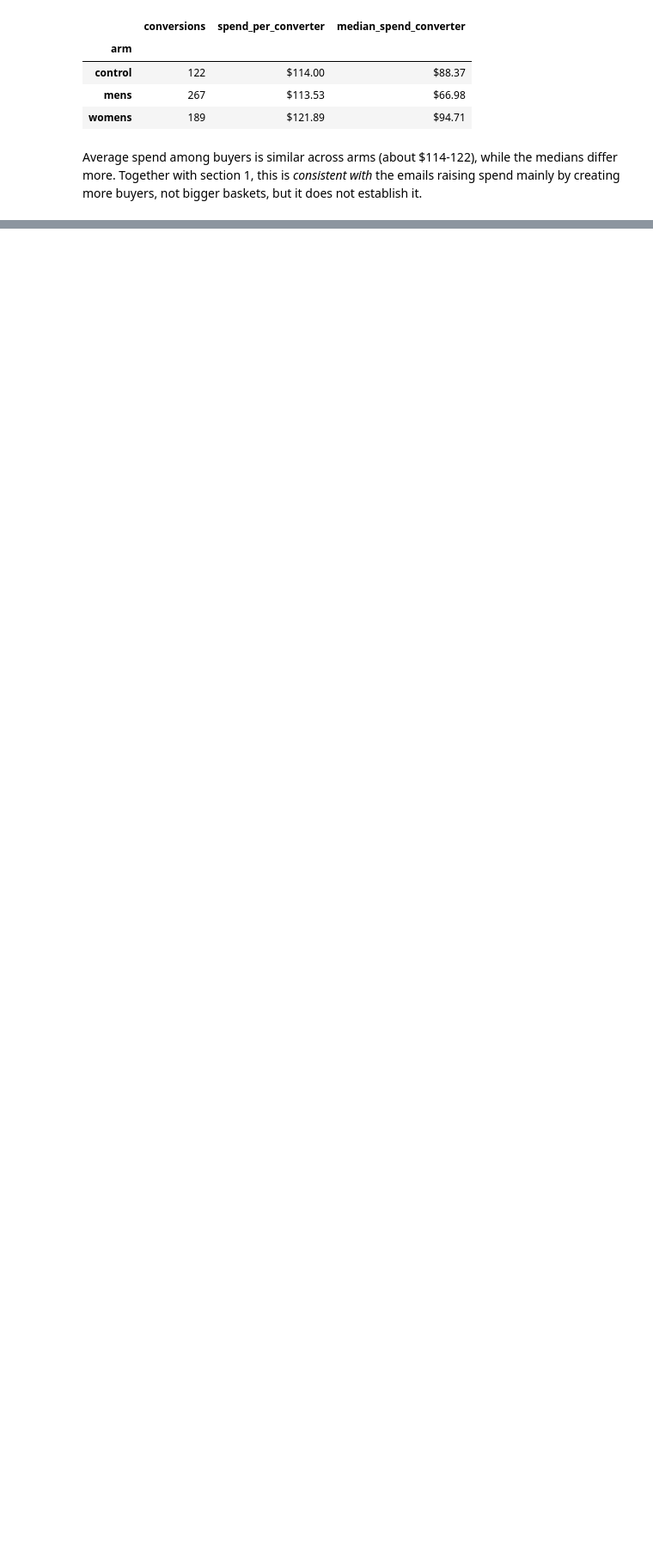
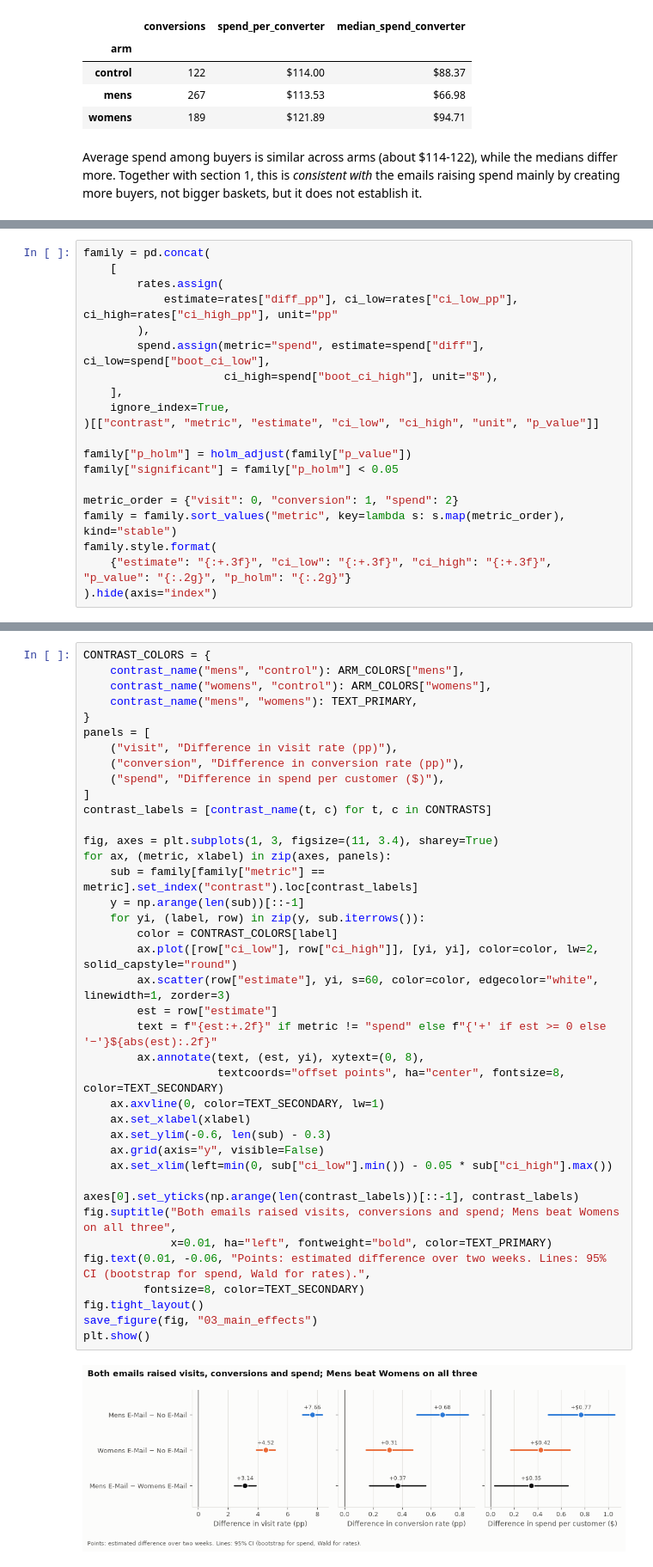
Before and after one commit to berkcansuner/hillstrom-email-uplift, a Jupyter notebook: notebooks/03_main_effects.ipynb, the cells around one changed output, grey strips where cells are left out. Shown at 86% size. Saved outputs shown, nothing was run; the diff lists cells and outputs as text; blank space fills up the shorter version.

Commit message:
Add notebook 03: Holm-adjusted test family and forest plot

```diff
--- a/notebooks/03_main_effects.ipynb
+++ b/notebooks/03_main_effects.ipynb
@@ -187,0 +205,20 @@ Average spend among buyers is similar across arms (about \$114-122), while the m
+# %%
+family = pd.concat(
+    [
+        rates.assign(
+            estimate=rates["diff_pp"], ci_low=rates["ci_low_pp"], ci_high=rates["ci_high_pp"], unit="pp"
+        ),
+        spend.assign(metric="spend", estimate=spend["diff"], ci_low=spend["boot_ci_low"],
+                     ci_high=spend["boot_ci_high"], unit="$"),
+    ],
+    ignore_index=True,
+)[["contrast", "metric", "estimate", "ci_low", "ci_high", "unit", "p_value"]]
+
+family["p_holm"] = holm_adjust(family["p_value"])
+family["significant"] = family["p_holm"] < 0.05
+
+metric_order = {"visit": 0, "conversion": 1, "spend": 2}
+family = family.sort_values("metric", key=lambda s: s.map(metric_order), kind="stable")
+family.style.format(
+    {"estimate": "{:+.3f}", "ci_low": "{:+.3f}", "ci_high": "{:+.3f}", "p_value": "{:.2g}", "p_holm": "{:.2g}"}
+).hide(axis="index")
@@ -187,0 +238,41 @@ Average spend among buyers is similar across arms (about \$114-122), while the m
+# %%
+CONTRAST_COLORS = {
+    contrast_name("mens", "control"): ARM_COLORS["mens"],
+    contrast_name("womens", "control"): ARM_COLORS["womens"],
+    contrast_name("mens", "womens"): TEXT_PRIMARY,
+}
+panels = [
+    ("visit", "Difference in visit rate (pp)"),
+    ("conversion", "Difference in conversion rate (pp)"),
+    ("spend", "Difference in spend per customer ($)"),
+]
+contrast_labels = [contrast_name(t, c) for t, c in CONTRASTS]
+
+fig, axes = plt.subplots(1, 3, figsize=(11, 3.4), sharey=True)
+for ax, (metric, xlabel) in zip(axes, panels):
+    sub = family[family["metric"] == metric].set_index("contrast").loc[contrast_labels]
+    y = np.arange(len(sub))[::-1]
+    for yi, (label, row) in zip(y, sub.iterrows()):
+        color = CONTRAST_COLORS[label]
+        ax.plot([row["ci_low"], row["ci_high"]], [yi, yi], color=color, lw=2, solid_capstyle="round")
+        ax.scatter(row["estimate"], yi, s=60, color=color, edgecolor="white", linewidth=1, zorder=3)
+        est = row["estimate"]
+        text = f"{est:+.2f}" if metric != "spend" else f"{'+' if est >= 0 else '−'}${abs(est):.2f}"
+        ax.annotate(text, (est, yi), xytext=(0, 8),
+                    textcoords="offset points", ha="center", fontsize=8, color=TEXT_SECONDARY)
+    ax.axvline(0, color=TEXT_SECONDARY, lw=1)
+    ax.set_xlabel(xlabel)
+    ax.set_ylim(-0.6, len(sub) - 0.3)
+    ax.grid(axis="y", visible=False)
+    ax.set_xlim(left=min(0, sub["ci_low"].min()) - 0.05 * sub["ci_high"].max())
+
+axes[0].set_yticks(np.arange(len(contrast_labels))[::-1], contrast_labels)
+fig.suptitle("Both emails raised visits, conversions and spend; Mens beat Womens on all three",
+             x=0.01, ha="left", fontweight="bold", color=TEXT_PRIMARY)
+fig.text(0.01, -0.06, "Points: estimated difference over two weeks. Lines: 95% CI (bootstrap for spend, Wald for rates).",
+         fontsize=8, color=TEXT_SECONDARY)
+fig.tight_layout()
+save_figure(fig, "03_main_effects")
+plt.show()
+# %% [output]
+[figure, added]
```
Also changed, not shown: parts of 4 cells of this notebook, 1 other file.
